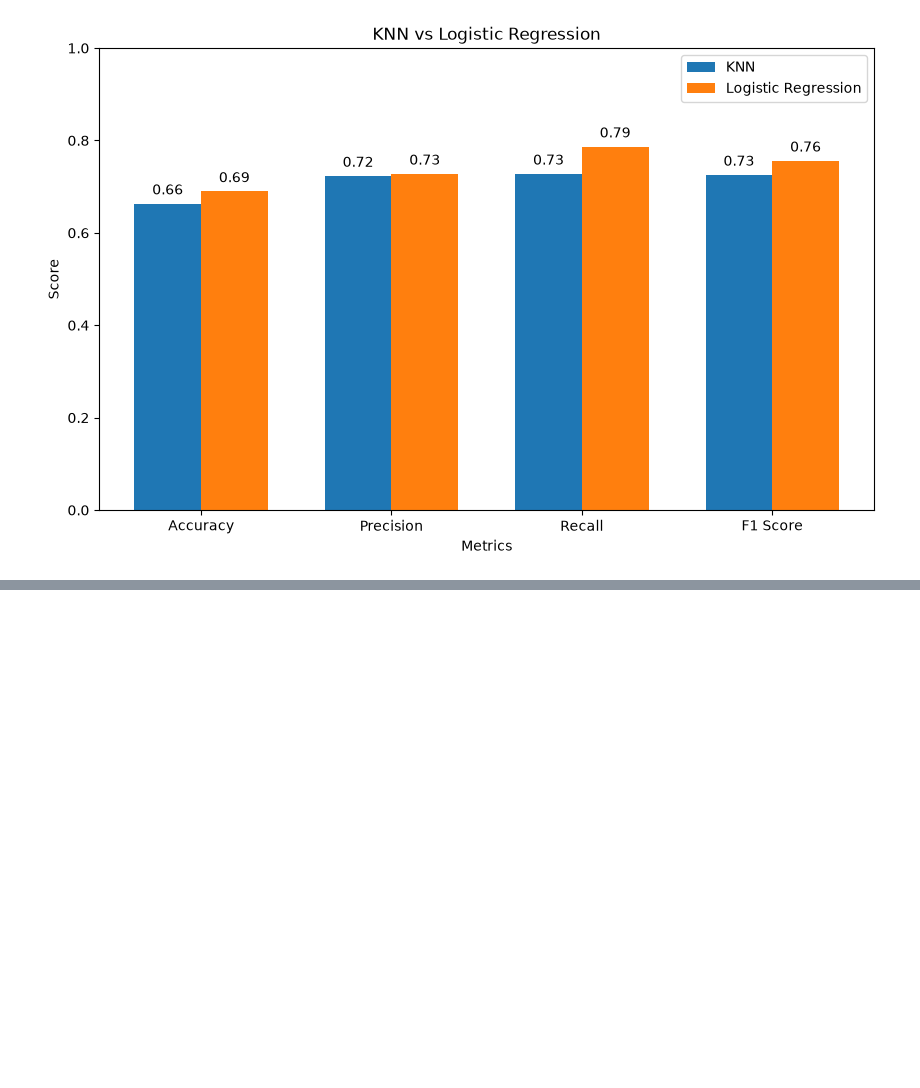
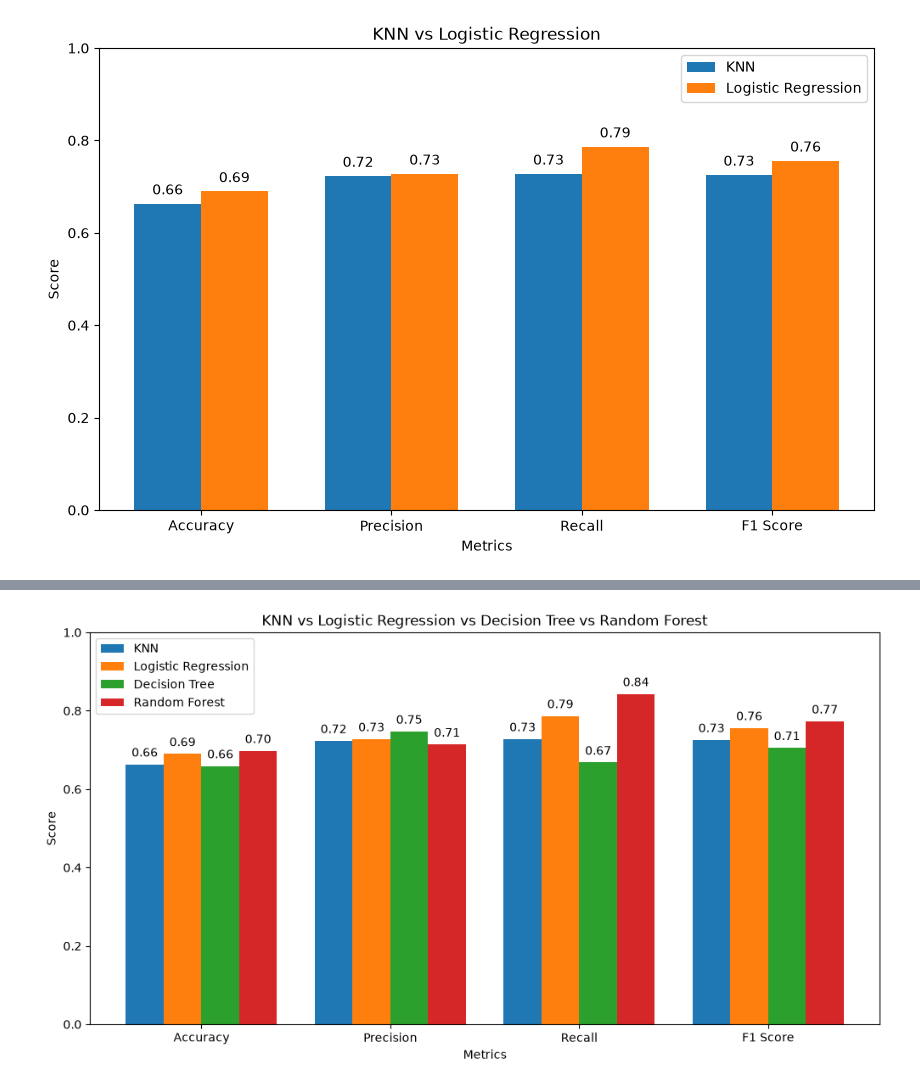
Before and after one commit to vinodh0512/ml-hcl, a Jupyter notebook: ex-4/corona.ipynb, the cells around one changed output, grey strips where cells are left out. Saved outputs shown, nothing was run; the diff lists cells and outputs as text; code cells hidden in the pictures; blank space fills up the shorter version.

```diff
--- a/ex-5/corana/corona.ipynb
+++ b/ex-4/corona.ipynb
@@ -574,0 +729,70 @@ plt.show()
+# %%
+from sklearn.metrics import accuracy_score, precision_score, recall_score, f1_score
+import numpy as np
+import matplotlib.pyplot as plt
+
+# KNN
+knn = [
+    accuracy_score(y_test, y_pred),
+    precision_score(y_test, y_pred),
+    recall_score(y_test, y_pred),
+    f1_score(y_test, y_pred)
+]
+
+# Logistic Regression
+logistic = [
+    accuracy_score(y_test, y_pred_log),
+    precision_score(y_test, y_pred_log),
+    recall_score(y_test, y_pred_log),
+    f1_score(y_test, y_pred_log)
+]
+
+# Decision Tree
+decision_tree = [
+    accuracy_score(y_test, y_pred_dt),
+    precision_score(y_test, y_pred_dt),
+    recall_score(y_test, y_pred_dt),
+    f1_score(y_test, y_pred_dt)
+]
+
+# Random Forest
+random_forest = [
+    accuracy_score(y_test, y_pred_rf),
+    precision_score(y_test, y_pred_rf),
+    recall_score(y_test, y_pred_rf),
+    f1_score(y_test, y_pred_rf)
+]
+
+metrics = ["Accuracy", "Precision", "Recall", "F1 Score"]
+
+x = np.arange(len(metrics))
+width = 0.20
+
+plt.figure(figsize=(12, 6))
+
+bars1 = plt.bar(x - 1.5*width, knn, width, label="KNN")
+bars2 = plt.bar(x - 0.5*width, logistic, width, label="Logistic Regression")
+bars3 = plt.bar(x + 0.5*width, decision_tree, width, label="Decision Tree")
+bars4 = plt.bar(x + 1.5*width, random_forest, width, label="Random Forest")
+
+plt.xlabel("Metrics")
+plt.ylabel("Score")
+plt.title("KNN vs Logistic Regression vs Decision Tree vs Random Forest")
+plt.xticks(x, metrics)
+plt.ylim(0, 1)
+plt.legend()
+
+# Add values on bars
+for bars in [bars1, bars2, bars3, bars4]:
+    for bar in bars:
+        value = bar.get_height()
+        plt.text(
+            bar.get_x() + bar.get_width() / 2,
+            value + 0.02,
+            f"{value:.2f}",
+            ha="center"
+        )
+
+plt.show()
+# %% [output]
+[figure, added]
```
Also changed, not shown: parts of 12 cells of this notebook, 7 other files.
